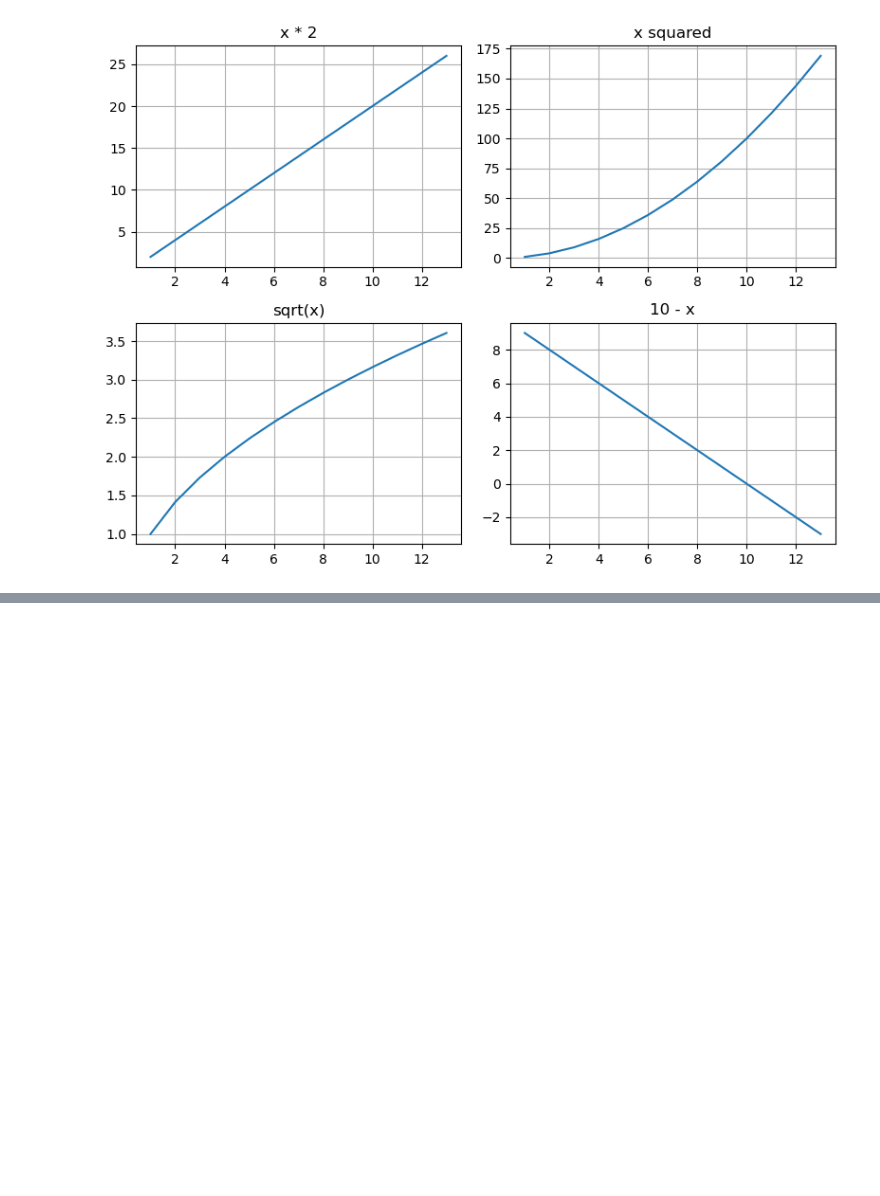
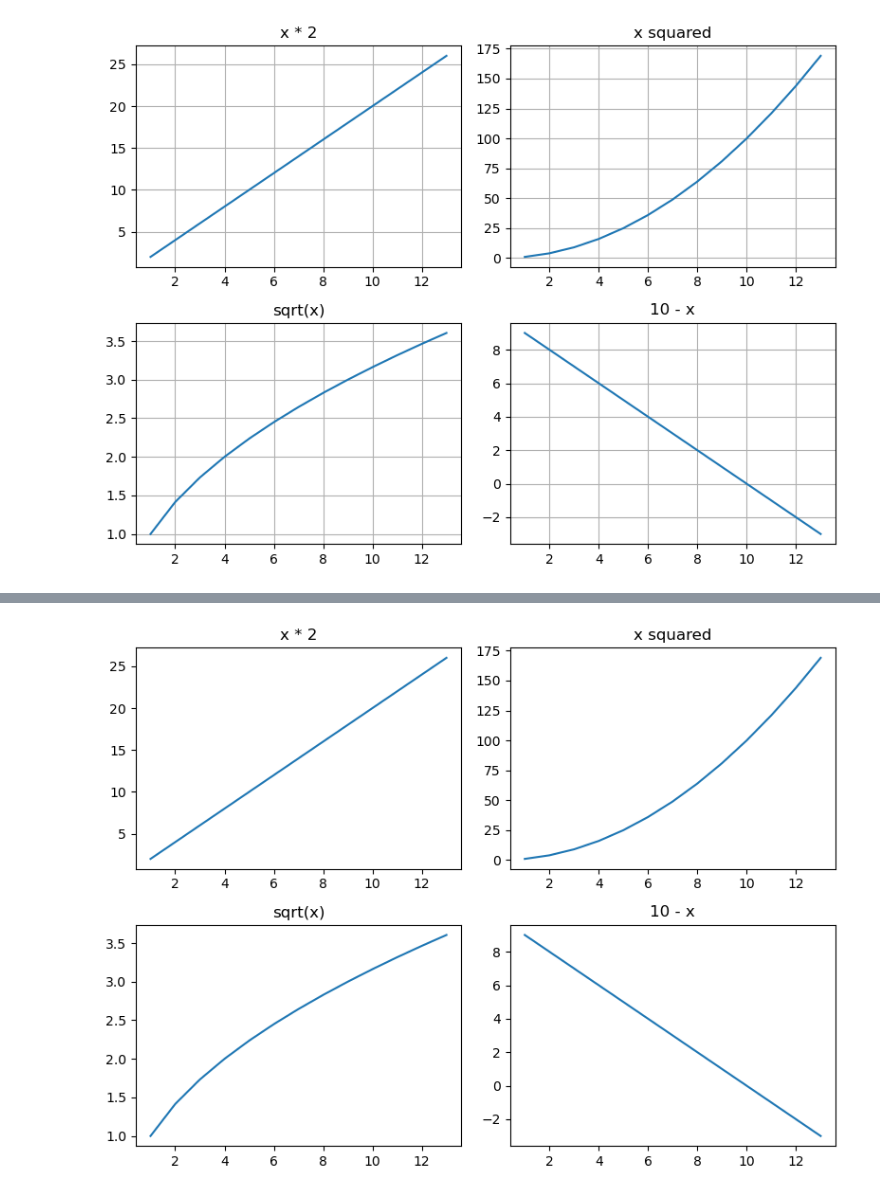
Before and after one commit to dushyantsharma460/Datascience-Foundations, a Jupyter notebook: Matplotlib/Subplot.ipynb, the cells around one changed output, grey strips where cells are left out. Cells and saved outputs as stored; diff of their text form; code cells hidden in the pictures; blank space fills up the shorter version.

```diff
--- a/Matplotlib/Subplot.ipynb
+++ b/Matplotlib/Subplot.ipynb
@@ -55,0 +76,18 @@ plt.show()
+# %%
+# Using nested for loop to make 2D array
+
+fig, axs = plt.subplots(2, 2, figsize=(8, 6))
+
+ys = [y1, y2, y3, y4]
+titles = ['x * 2', 'x squared', 'sqrt(x)', '10 - x']
+
+for i in range(2):
+    for j in range(2):
+        idx = i * 2 + j       # convert two 2d array into 1D -> 0, 1, 2, 3
+        axs[i, j].plot(x, ys[idx])
+        axs[i, j].set_title(titles[idx])
+
+plt.tight_layout()
+plt.show()
+# %% [output]
+[figure, added]
```
Also changed, not shown: parts of 1 cell of this notebook.
